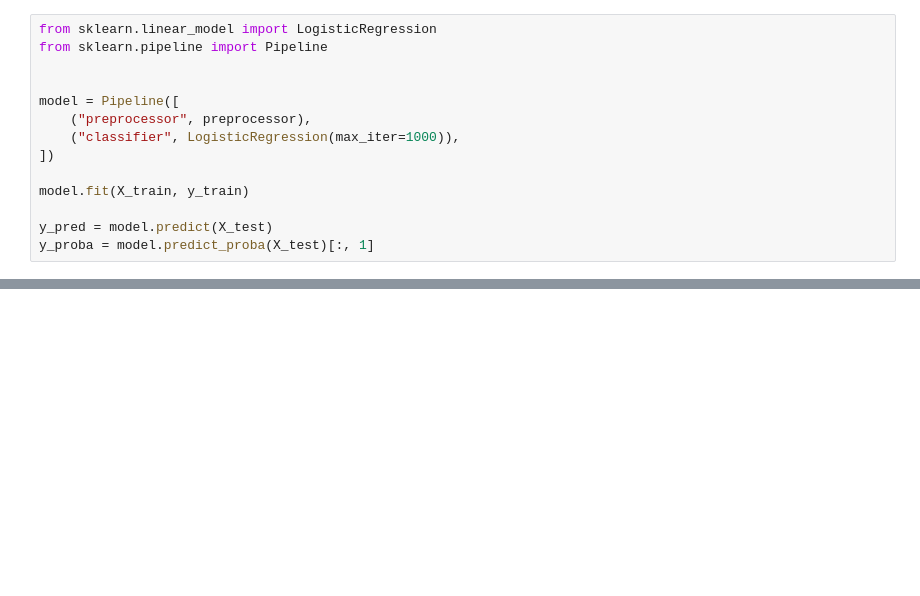
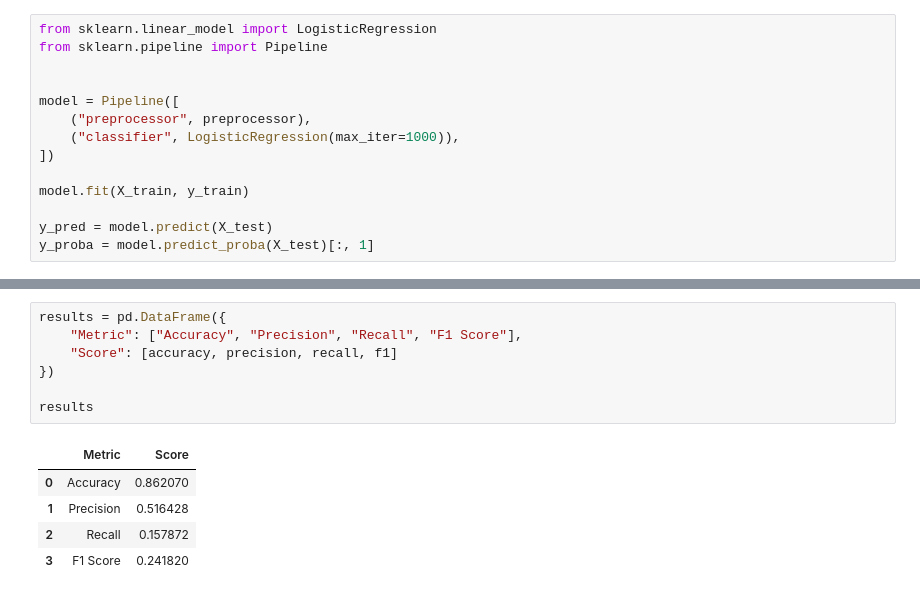
Before and after one commit to Brabham1/Benjamin-Diabetes, a Jupyter notebook: MainV2.ipynb, the cells around one changed output, grey strips where cells are left out. Drawn from its saved outputs; the diff is of its cells as text; blank space fills up the shorter version.

```diff
--- a/MainV2.ipynb
+++ b/MainV2.ipynb
@@ -75,0 +172,13 @@ Actual share of class 1: 0.139
+# %%
+results = pd.DataFrame({
+    "Metric": ["Accuracy", "Precision", "Recall", "F1 Score"],
+    "Score": [accuracy, precision, recall, f1]
+})
+
+results
+# %% [output]
+|  | Metric | Score |
+| 0 | Accuracy | 0.862070 |
+| 1 | Precision | 0.516428 |
+| 2 | Recall | 0.157872 |
+| 3 | F1 Score | 0.241820 |
```
Also changed, not shown: parts of 9 cells of this notebook.
